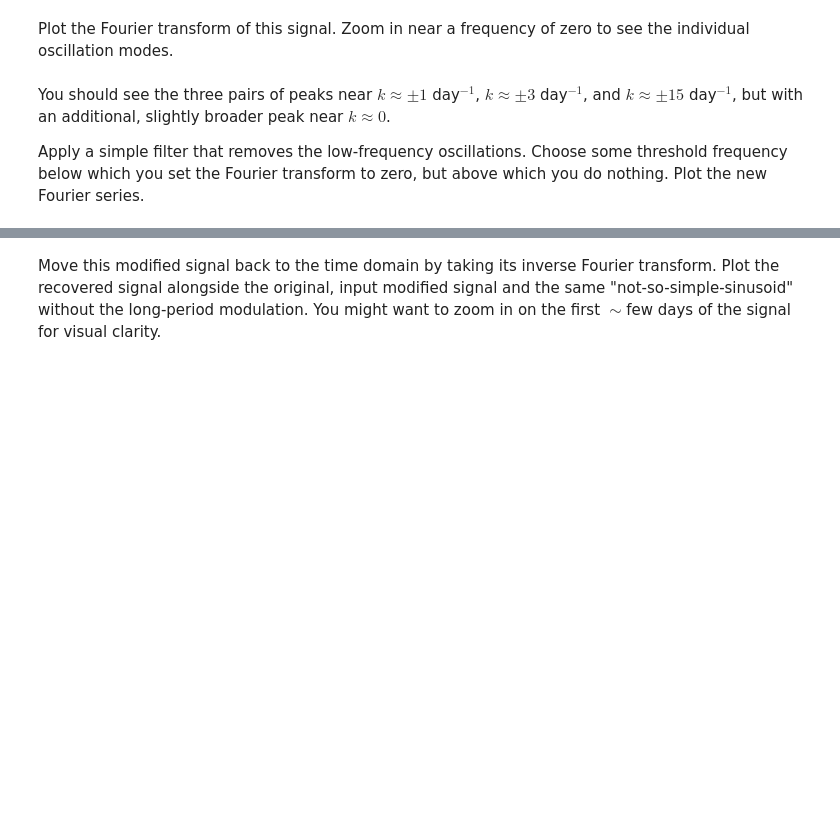
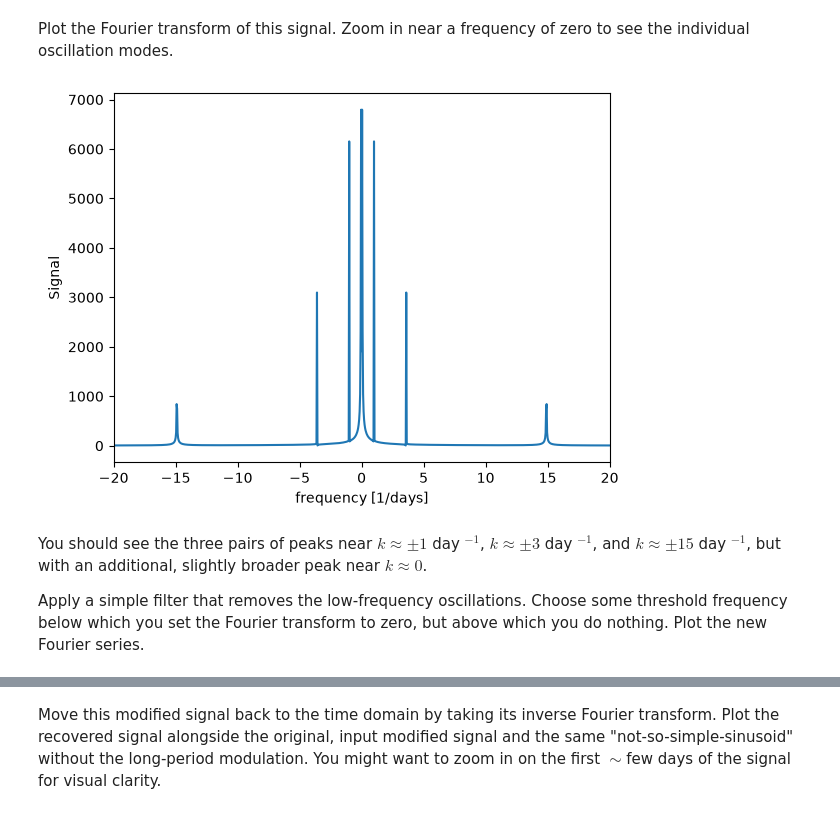
Before and after one commit to pyaritra/Session-27, a Jupyter notebook: Day1/FourierMethodsProblem1.ipynb, the cells around one changed output, grey strips where cells are left out. Cells and saved outputs as stored; diff of their text form; code cells hidden in the pictures; blank space fills up the shorter version.

```diff
--- a/Day1/FourierMethodsProblem1.ipynb
+++ b/Day1/FourierMethodsProblem1.ipynb
@@ -263,9 +265,20 @@ plt.show()
 # %% [markdown]
 Plot the Fourier transform of this signal. Zoom in near a frequency of zero to see the individual oscillation modes.
 # %%
-# complete
+# the fourier transform of the signal
+
+ft_signal = fftshift(fft(ifftshift(signal)))
+
+# plot the fourier transform of the signal
+plt.plot(fftshift(fftfreq(len(times), d = times[1] - times[0])), np.abs(ft_signal))
+plt.xlim([-20, 20])
+plt.xlabel(r"frequency [1/days]")
+plt.ylabel(r"Signal")
+plt.show()
+# %% [output]
+[figure, added]
 # %% [markdown]
-You should see the three pairs of peaks near $k \approx \pm 1$ day$^{-1}$, $k \approx \pm 3$ day$^{-1}$, and $k \approx \pm 15$ day$^{-1}$, but with an additional, slightly broader peak near $k \approx 0$.
+You should see the three pairs of peaks near $k \approx \pm 1$ day $^{-1}$, $k \approx \pm 3$ day $^{-1}$, and $k \approx \pm 15$ day $^{-1}$, but with an additional, slightly broader peak near $k \approx 0$.
 
 Apply a simple filter that removes the low-frequency oscillations. Choose some threshold frequency below which you set the Fourier transform to zero, but above which you do nothing. Plot the new Fourier series.
 # %%
```
Also changed, not shown: parts of 10 cells of this notebook.
